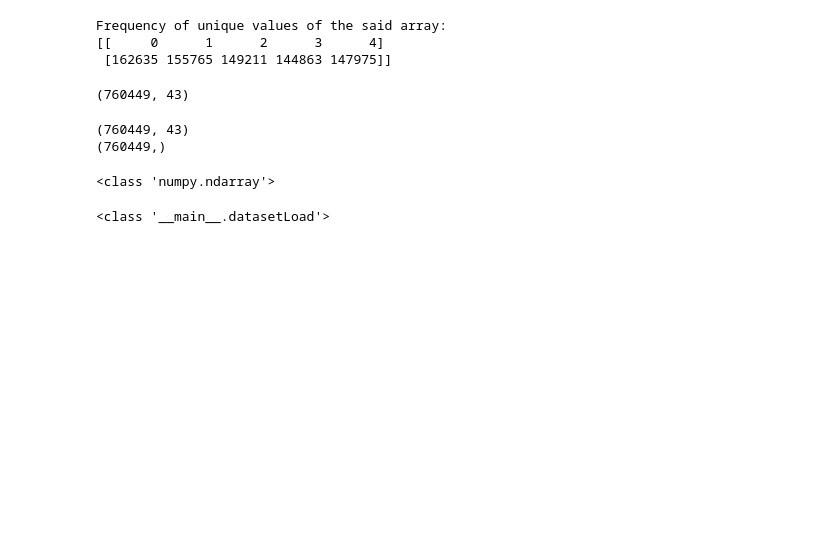
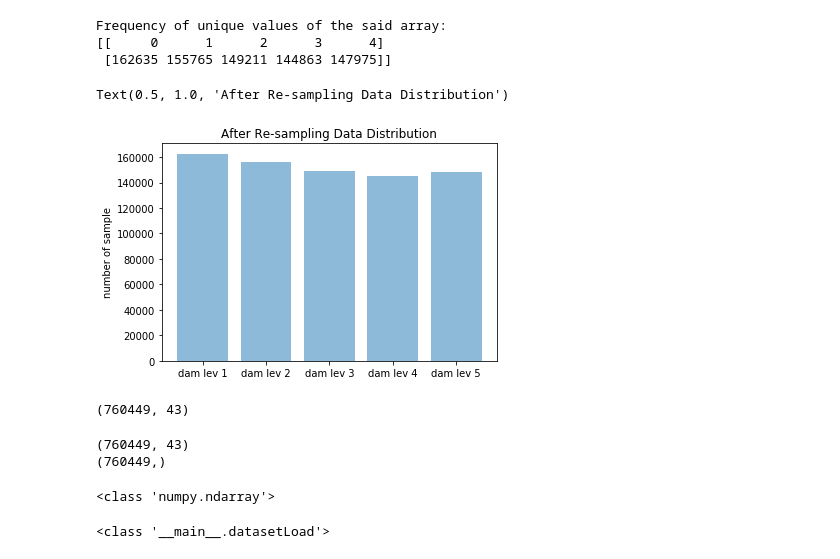
Before and after one commit to OnerInce/ml-earthquake, a Jupyter notebook: logistic_reg.ipynb, the cells around one changed output. Cells and saved outputs as stored; diff of their text form; code cells hidden in the pictures; blank space fills up the shorter version.

```diff
--- a/logistic_reg.ipynb
+++ b/logistic_reg.ipynb
@@ -79,6 +89,16 @@ print(np.asarray((unique_elements, counts_elements)))
 Frequency of unique values of the said array:
 [[     0      1      2      3      4]
  [162635 155765 149211 144863 147975]]
+# %%
+objects = ('dam lev 1', 'dam lev 2', 'dam lev 3', 'dam lev 4', 'dam lev 5')
+y_pos = np.arange(len(objects))
+plt.bar(y_pos, counts_elements, align='center', alpha=0.5)
+plt.xticks(y_pos, objects)
+plt.ylabel('number of sample')
+plt.title('After Re-sampling Data Distribution')
+# %% [output]
+Text(0.5, 1.0, 'After Re-sampling Data Distribution')
+[figure, added]
 # %%
 X_train.shape
 # %% [output]
```
Also changed, not shown: parts of 11 cells of this notebook.
